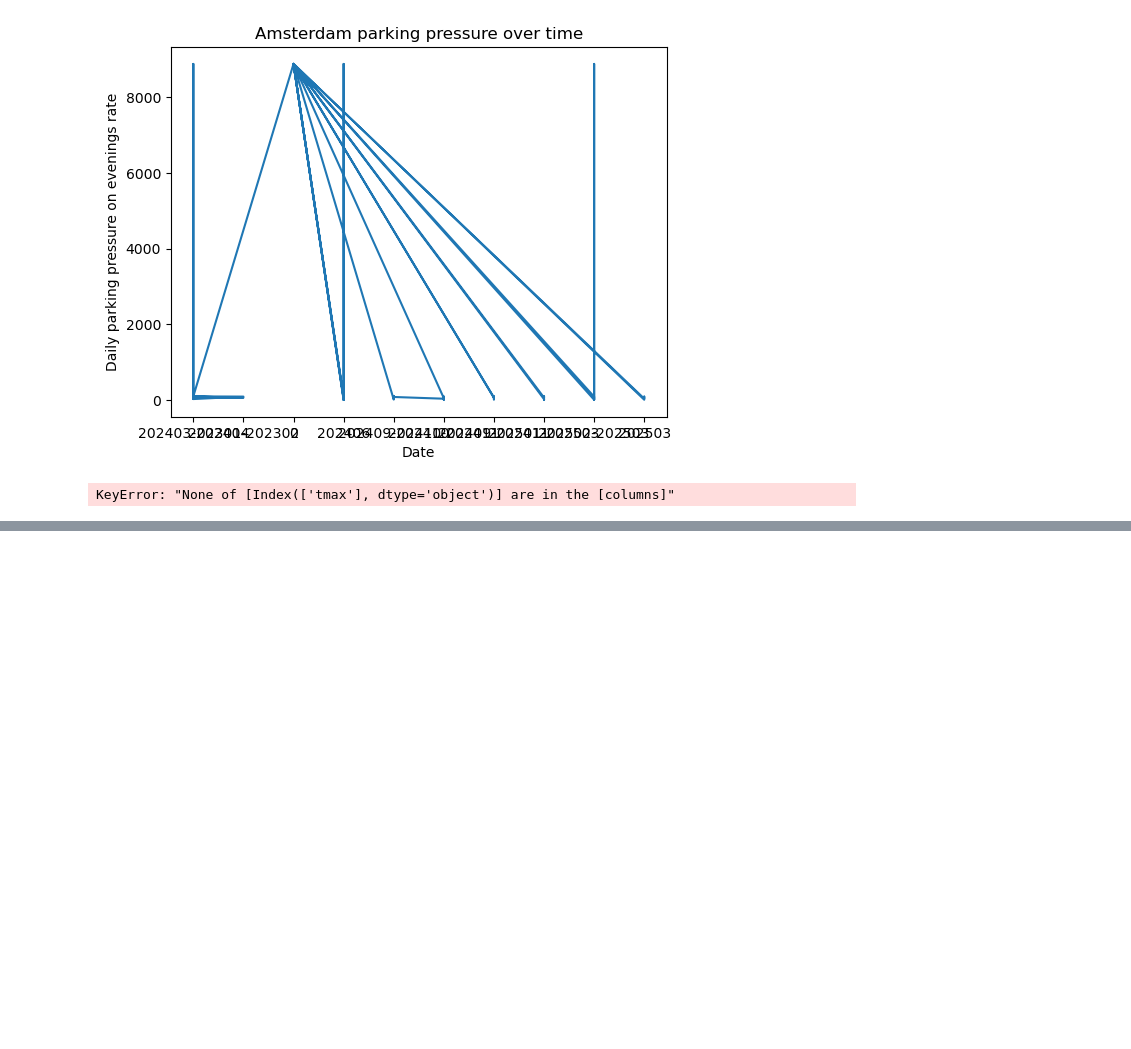
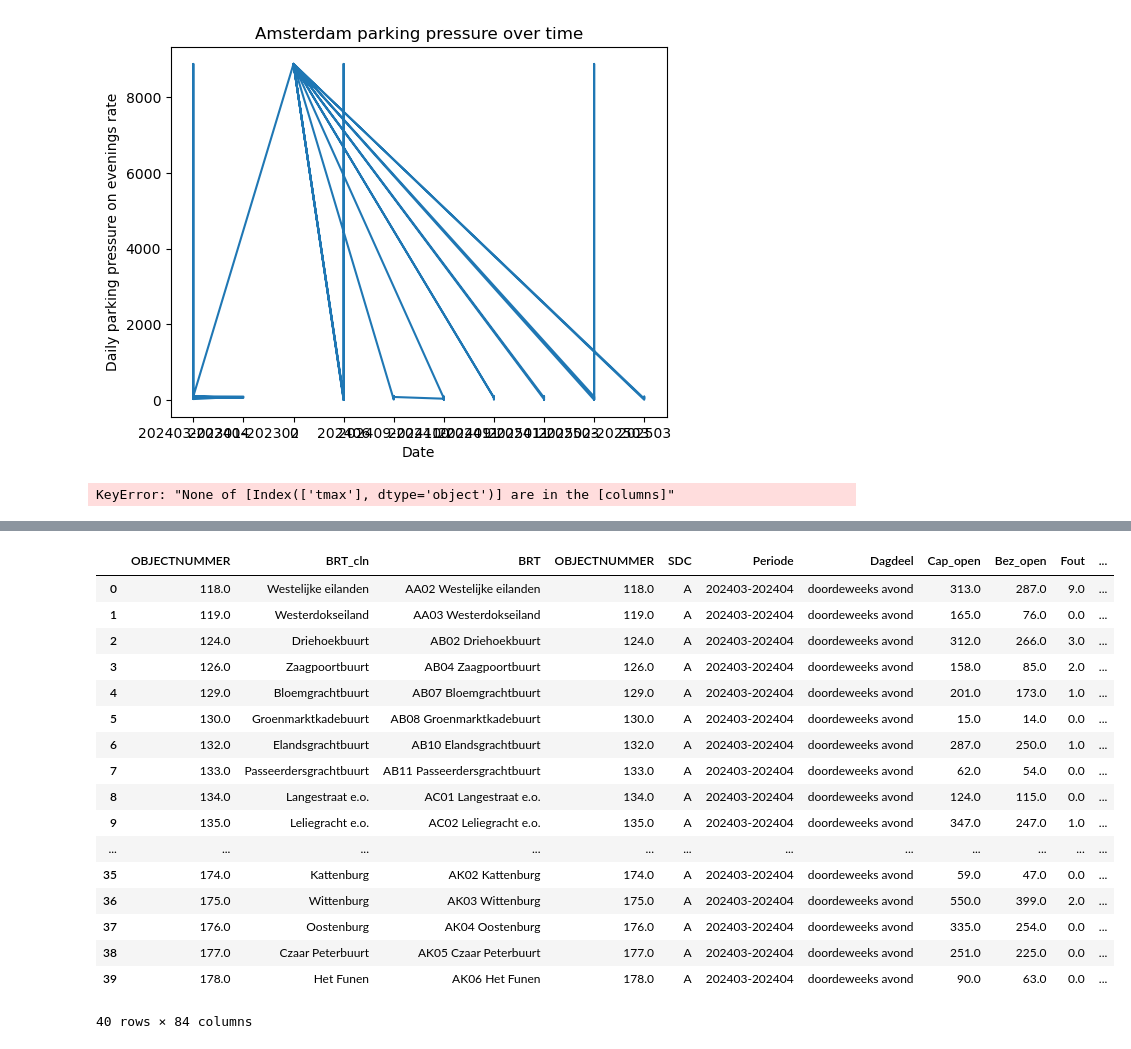
Before and after one commit to bram-villanueva/paper_project, a Jupyter notebook: test.ipynb, the cells around one changed output, grey strips where cells are left out. Saved outputs shown, nothing was run; the diff lists cells and outputs as text; code cells hidden in the pictures; blank space fills up the shorter version.

```diff
--- a/test.ipynb
+++ b/test.ipynb
@@ -216,0 +306,22 @@ KeyError: "None of [Index(['tmax'], dtype='object')] are in the [columns]"
+# %%
+gpdf03mp = pd.merge(gpdf01, gpdf02g, left_on="BRT_cln", right_on="ngbhd_name", how="inner")
+gpdf03mp.head(40)
+# %% [output]
+|  | OBJECTNUMMER | BRT_cln | BRT | OBJECTNUMMER | SDC | Periode | Dagdeel | Cap_open | Bez_open | Fout | ... |
+| 0 | 118.0 | Westelijke eilanden | AA02 Westelijke eilanden | 118.0 | A | 202403-202404 | doordeweeks avond | 313.0 | 287.0 | 9.0 | ... |
+| 1 | 119.0 | Westerdokseiland | AA03 Westerdokseiland | 119.0 | A | 202403-202404 | doordeweeks avond | 165.0 | 76.0 | 0.0 | ... |
+| 2 | 124.0 | Driehoekbuurt | AB02 Driehoekbuurt | 124.0 | A | 202403-202404 | doordeweeks avond | 312.0 | 266.0 | 3.0 | ... |
+| 3 | 126.0 | Zaagpoortbuurt | AB04 Zaagpoortbuurt | 126.0 | A | 202403-202404 | doordeweeks avond | 158.0 | 85.0 | 2.0 | ... |
+| 4 | 129.0 | Bloemgrachtbuurt | AB07 Bloemgrachtbuurt | 129.0 | A | 202403-202404 | doordeweeks avond | 201.0 | 173.0 | 1.0 | ... |
+| 5 | 130.0 | Groenmarktkadebuurt | AB08 Groenmarktkadebuurt | 130.0 | A | 202403-202404 | doordeweeks avond | 15.0 | 14.0 | 0.0 | ... |
+| 6 | 132.0 | Elandsgrachtbuurt | AB10 Elandsgrachtbuurt | 132.0 | A | 202403-202404 | doordeweeks avond | 287.0 | 250.0 | 1.0 | ... |
+| 7 | 133.0 | Passeerdersgrachtbuurt | AB11 Passeerdersgrachtbuurt | 133.0 | A | 202403-202404 | doordeweeks avond | 62.0 | 54.0 | 0.0 | ... |
+| 8 | 134.0 | Langestraat e.o. | AC01 Langestraat e.o. | 134.0 | A | 202403-202404 | doordeweeks avond | 124.0 | 115.0 | 0.0 | ... |
+| 9 | 135.0 | Leliegracht e.o. | AC02 Leliegracht e.o. | 135.0 | A | 202403-202404 | doordeweeks avond | 347.0 | 247.0 | 1.0 | ... |
+| ... | ... | ... | ... | ... | ... | ... | ... | ... | ... | ... | ... |
+| 35 | 174.0 | Kattenburg | AK02 Kattenburg | 174.0 | A | 202403-202404 | doordeweeks avond | 59.0 | 47.0 | 0.0 | ... |
+| 36 | 175.0 | Wittenburg | AK03 Wittenburg | 175.0 | A | 202403-202404 | doordeweeks avond | 550.0 | 399.0 | 2.0 | ... |
+| 37 | 176.0 | Oostenburg | AK04 Oostenburg | 176.0 | A | 202403-202404 | doordeweeks avond | 335.0 | 254.0 | 0.0 | ... |
+| 38 | 177.0 | Czaar Peterbuurt | AK05 Czaar Peterbuurt | 177.0 | A | 202403-202404 | doordeweeks avond | 251.0 | 225.0 | 0.0 | ... |
+| 39 | 178.0 | Het Funen | AK06 Het Funen | 178.0 | A | 202403-202404 | doordeweeks avond | 90.0 | 63.0 | 0.0 | ... |
+40 rows × 84 columns
```
Also changed, not shown: parts of 14 cells of this notebook.
